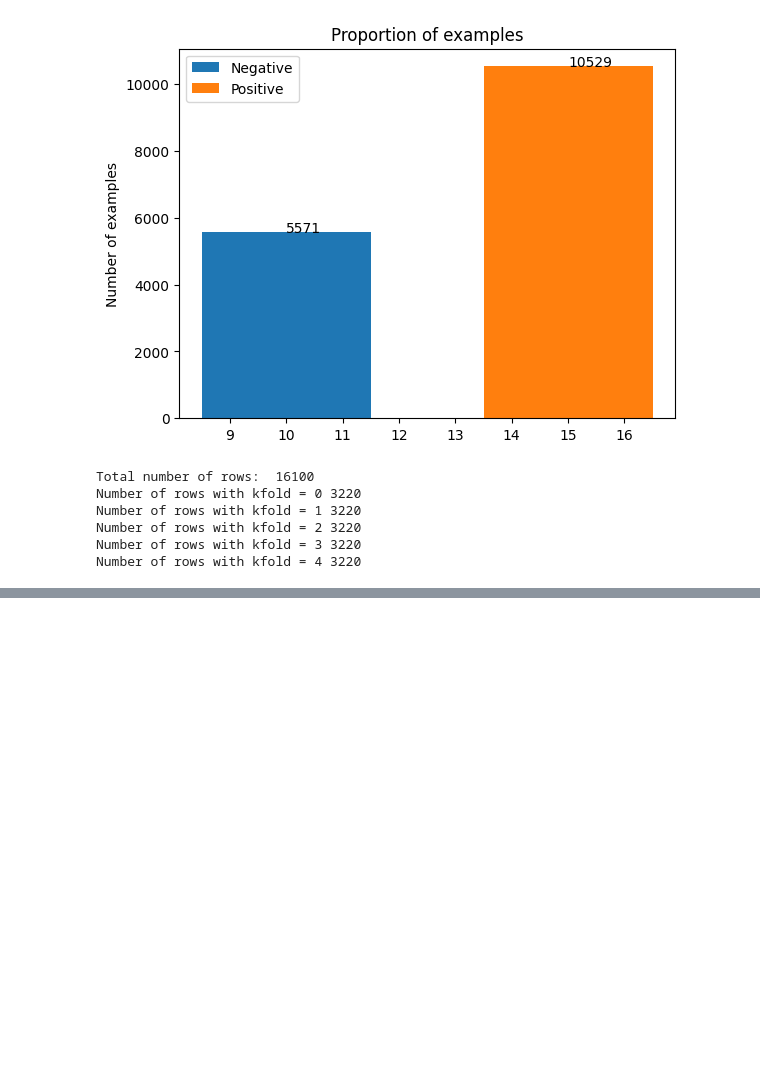
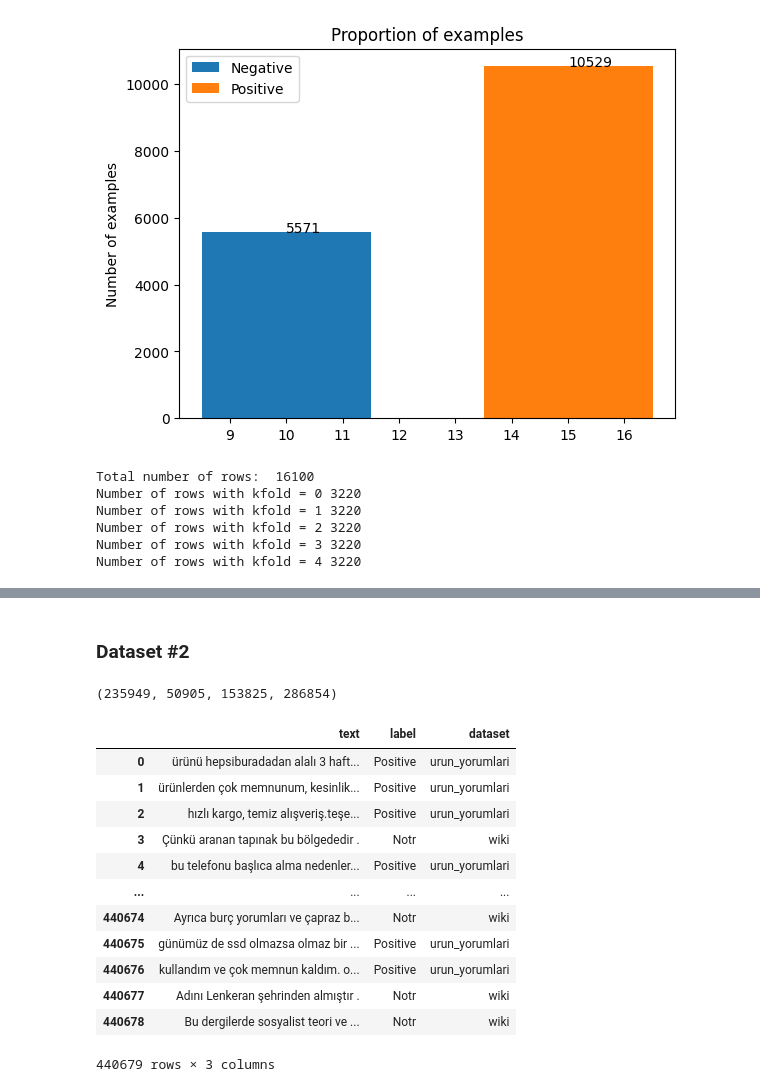
Before and after one commit to Turkish-Word-Embeddings/Word-Embeddings-Repository-for-Turkish, a Jupyter notebook: NLP/Sentiment Analysis/sentiment.ipynb, the cells around one changed output, grey strips where cells are left out. Cells and saved outputs as stored; diff of their text form; code cells hidden in the pictures; blank space fills up the shorter version.

```diff
--- a/NLP/Sentiment Analysis/sentiment.ipynb
+++ b/NLP/Sentiment Analysis/sentiment.ipynb
@@ -286,3 +310,16 @@ sn.heatmap(cm, annot=True, fmt = '.2f')
 from torchmetrics.classification import BinaryF1Score
 metric = BinaryF1Score()
 metric(torch.tensor(targets).reshape(-1, 1), torch.tensor(outputs).reshape(-1, 1))
+# %% [markdown]
+### Dataset #2
+# %%
+# read train and test csv
+traindf = pd.read_csv("data2/train.csv")
+testdf = pd.read_csv("data2/test.csv")
+# %%
+positive = len(traindf[traindf.label == "Positive"])
+negative = len(traindf[traindf.label == "Negative"])
+neutral = len(traindf[traindf.label == "Notr"])
+positive, negative, neutral, positive + negative
+# %% [output]
+(235949, 50905, 153825, 286854)
@@ -288,0 +330,16 @@ metric(torch.tensor(targets).reshape(-1, 1), torch.tensor(outputs).reshape(-1, 1
+# %%
+traindf
+# %% [output]
+|  | text | label | dataset |
+| 0 | ürünü hepsiburadadan alalı 3 haft... | Positive | urun_yorumlari |
+| 1 | ürünlerden çok memnunum, kesinlik... | Positive | urun_yorumlari |
+| 2 | hızlı kargo, temiz alışveriş.teşe... | Positive | urun_yorumlari |
+| 3 | Çünkü aranan tapınak bu bölgededir . | Notr | wiki |
+| 4 | bu telefonu başlıca alma nedenler... | Positive | urun_yorumlari |
+| ... | ... | ... | ... |
+| 440674 | Ayrıca burç yorumları ve çapraz b... | Notr | wiki |
+| 440675 | günümüz de ssd olmazsa olmaz bir ... | Positive | urun_yorumlari |
+| 440676 | kullandım ve çok memnun kaldım. o... | Positive | urun_yorumlari |
+| 440677 | Adını Lenkeran şehrinden almıştır . | Notr | wiki |
+| 440678 | Bu dergilerde sosyalist teori ve ... | Notr | wiki |
+440679 rows × 3 columns
```
Also changed, not shown: parts of 16 cells of this notebook, 21 other files.
